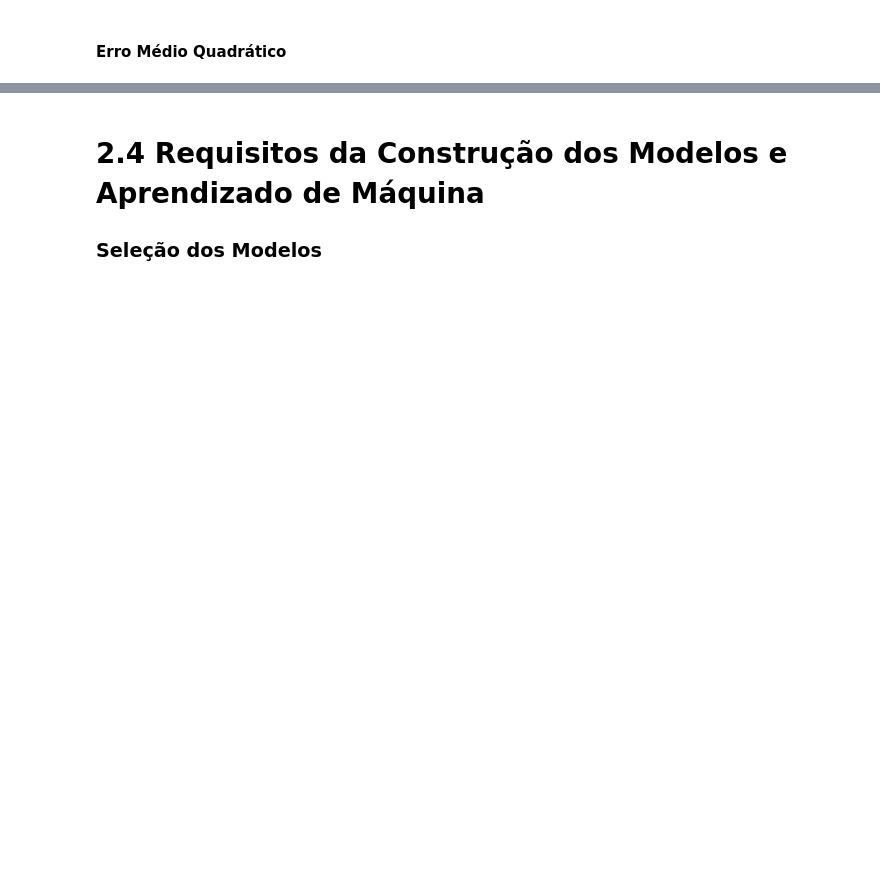
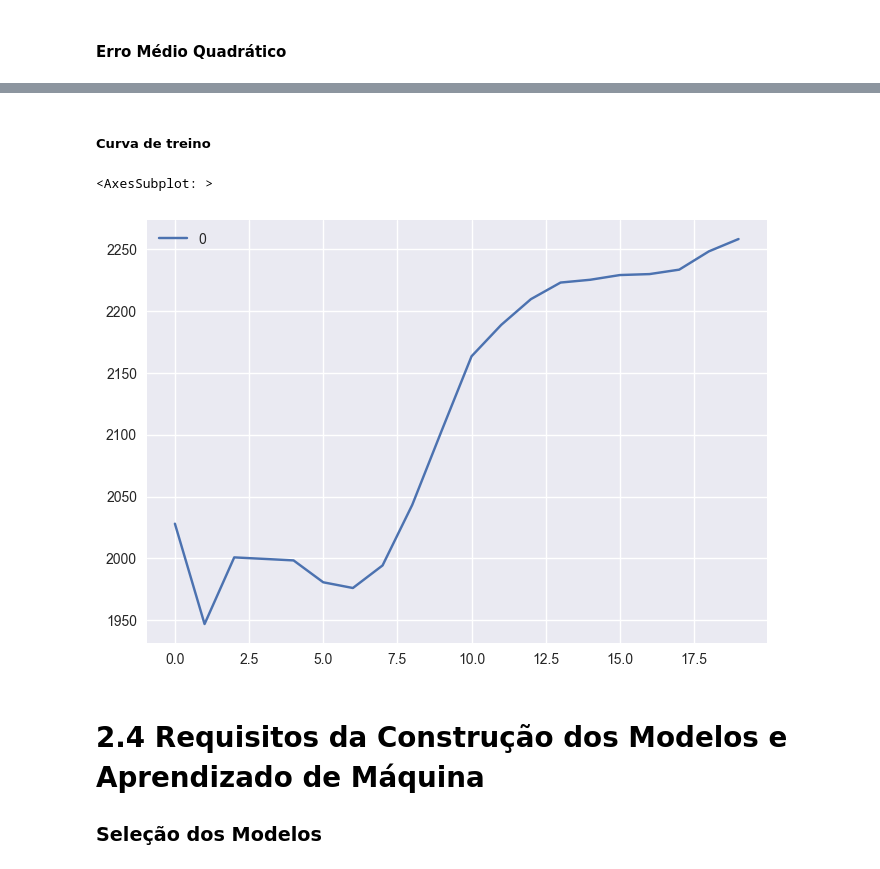
Before and after one commit to Felipanjos/a3_ia_2022.2, a Jupyter notebook: Projeto_IA.ipynb, the cells around one changed output, grey strips where cells are left out. Drawn from its saved outputs; the diff is of its cells as text; code cells hidden in the pictures; blank space fills up the shorter version.

Commit message:
feature: KNN e curva de treino

```diff
--- a/Projeto_IA.ipynb
+++ b/Projeto_IA.ipynb
@@ -527,3 +537,30 @@ round(lin_rmse, 2)
+# %%
+train_x = train[['TDP (W)', 'Die Size (mm^2)']]
+train_y = train['Transistors (million)']
+
+train_x_scaled = scaler.fit_transform(train_x)
+# %%
+test_x = test[['TDP (W)', 'Die Size (mm^2)']]
+test_y = test['Transistors (million)']
+
+test_x_scaled = scaler.fit_transform(test_x)
+# %% [markdown]
+##### Curva de treino
+# %%
+rmse_val = []
+for K in range(20):
+    K = K+1
+    model = neighbors.KNeighborsRegressor(n_neighbors = K)
+
+    model.fit(train_x, train_y)
+    pred = model.predict(test_x)
+    error = sqrt(mean_squared_error(test_y,pred))
+    rmse_val.append(error)
+# %%
+pd.DataFrame(rmse_val).plot()
+# %% [output]
+<AxesSubplot: >
+[figure, added]
 # %% [markdown]
 # 2.4 Requisitos da Construção dos Modelos e Aprendizado de Máquina
 
```
Also changed, not shown: parts of 16 cells of this notebook.
